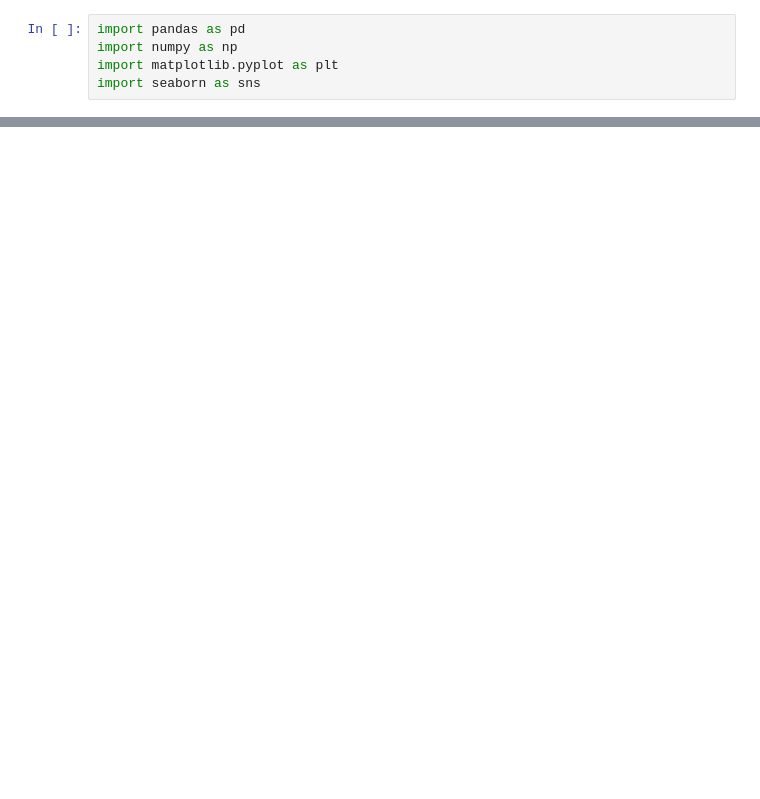
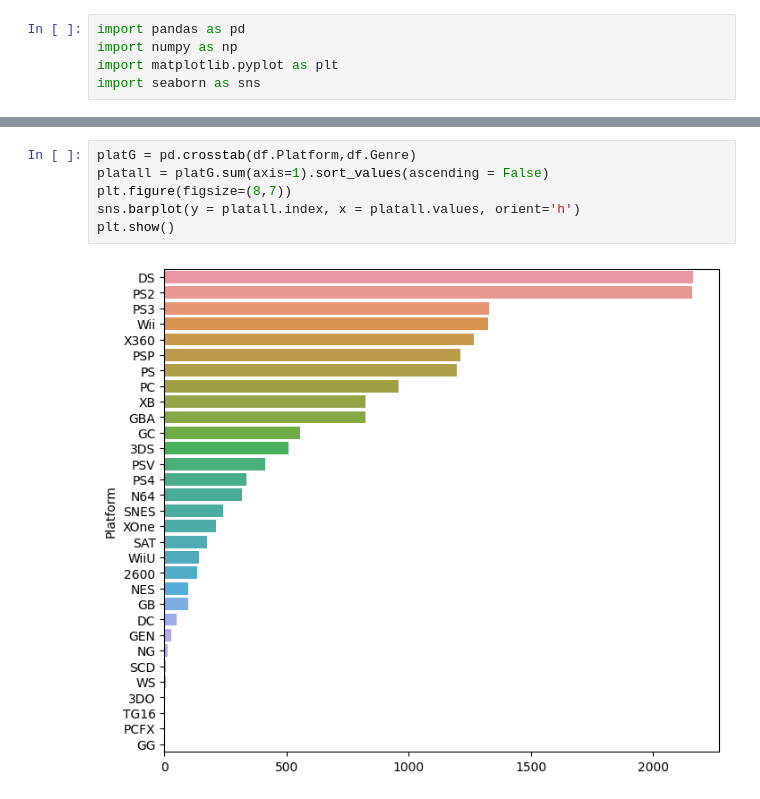
Before and after one commit to phillychi3/yuntech_HW, a Jupyter notebook: python 資料科學/期中報告/eda.ipynb, the cells around one changed output, grey strips where cells are left out. Saved outputs shown, nothing was run; the diff lists cells and outputs as text; blank space fills up the shorter version.

```diff
--- a/python 資料科學/期中報告/eda.ipynb
+++ b/python 資料科學/期中報告/eda.ipynb
@@ -54,0 +55,8 @@ plt.bar(df['Platform'].value_counts().index[:10], df['Platform'].value_counts().
+# %%
+platG = pd.crosstab(df.Platform,df.Genre)
+platall = platG.sum(axis=1).sort_values(ascending = False)
+plt.figure(figsize=(8,7))
+sns.barplot(y = platall.index, x = platall.values, orient='h')
+plt.show()
+# %% [output]
+[figure, added]
```
Also changed, not shown: parts of 3 cells of this notebook, 1 other file.
